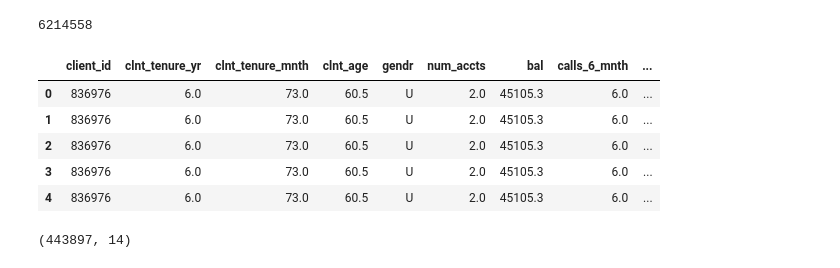
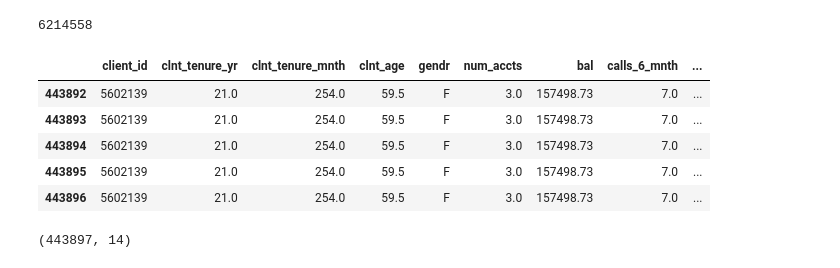
Before and after one commit to oofnaibaf/vanguard-ab-test, a Jupyter notebook: notebooks/filip_notebook/filip_notebook.ipynb, the cells around one changed output. Drawn from its saved outputs; the diff is of its cells as text; code cells hidden in the pictures.

```diff
--- a/notebooks/filip_notebook/filip_notebook.ipynb
+++ b/notebooks/filip_notebook/filip_notebook.ipynb
@@ -46,14 +46,14 @@ df_clean.size
 # %% [output]
 6214558
 # %%
-df_clean.head()
+df_clean.tail()
 # %% [output]
 |  | client_id | clnt_tenure_yr | clnt_tenure_mnth | clnt_age | gendr | num_accts | bal | calls_6_mnth | ... |
-| 0 | 836976 | 6.0 | 73.0 | 60.5 | U | 2.0 | 45105.3 | 6.0 | ... |
-| 1 | 836976 | 6.0 | 73.0 | 60.5 | U | 2.0 | 45105.3 | 6.0 | ... |
-| 2 | 836976 | 6.0 | 73.0 | 60.5 | U | 2.0 | 45105.3 | 6.0 | ... |
-| 3 | 836976 | 6.0 | 73.0 | 60.5 | U | 2.0 | 45105.3 | 6.0 | ... |
-| 4 | 836976 | 6.0 | 73.0 | 60.5 | U | 2.0 | 45105.3 | 6.0 | ... |
+| 443892 | 5602139 | 21.0 | 254.0 | 59.5 | F | 3.0 | 157498.73 | 7.0 | ... |
+| 443893 | 5602139 | 21.0 | 254.0 | 59.5 | F | 3.0 | 157498.73 | 7.0 | ... |
+| 443894 | 5602139 | 21.0 | 254.0 | 59.5 | F | 3.0 | 157498.73 | 7.0 | ... |
+| 443895 | 5602139 | 21.0 | 254.0 | 59.5 | F | 3.0 | 157498.73 | 7.0 | ... |
+| 443896 | 5602139 | 21.0 | 254.0 | 59.5 | F | 3.0 | 157498.73 | 7.0 | ... |
 # %%
 df_clean.shape
 # %% [output]
```
Also changed, not shown: parts of 40 cells of this notebook, 10 other files.
